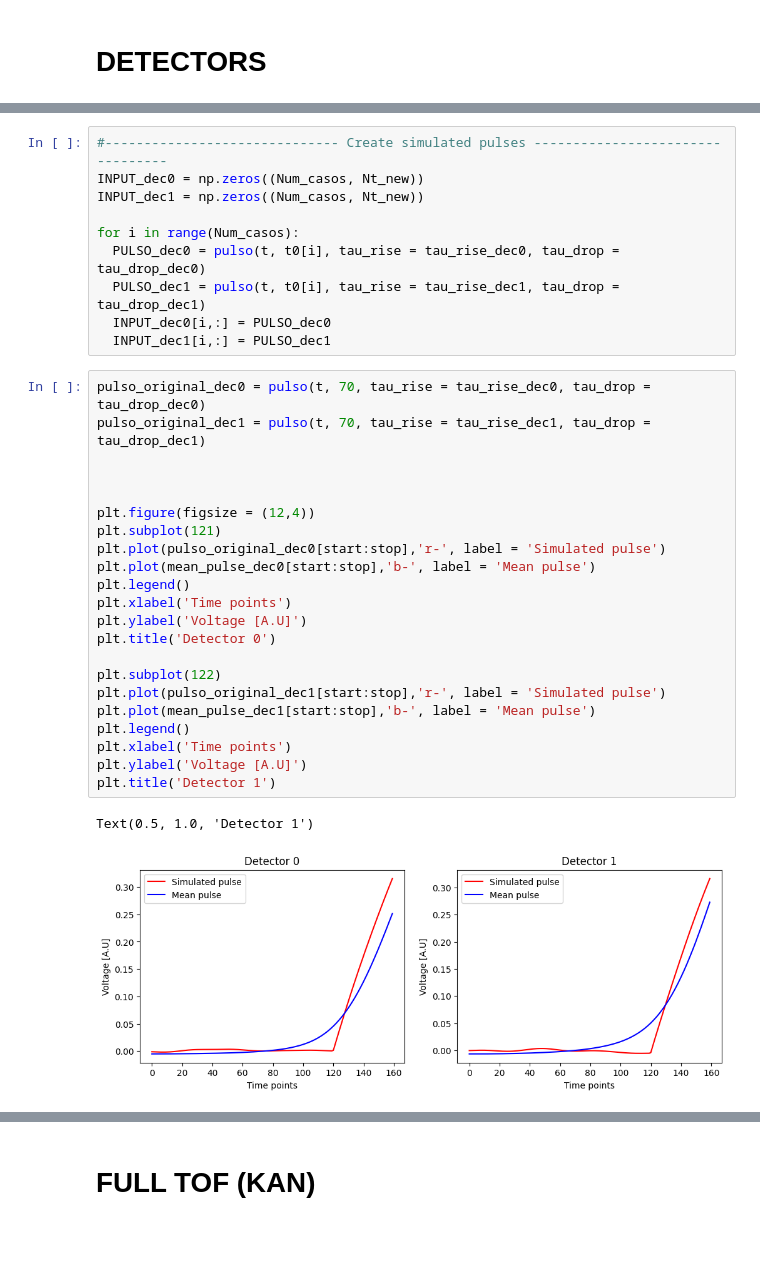
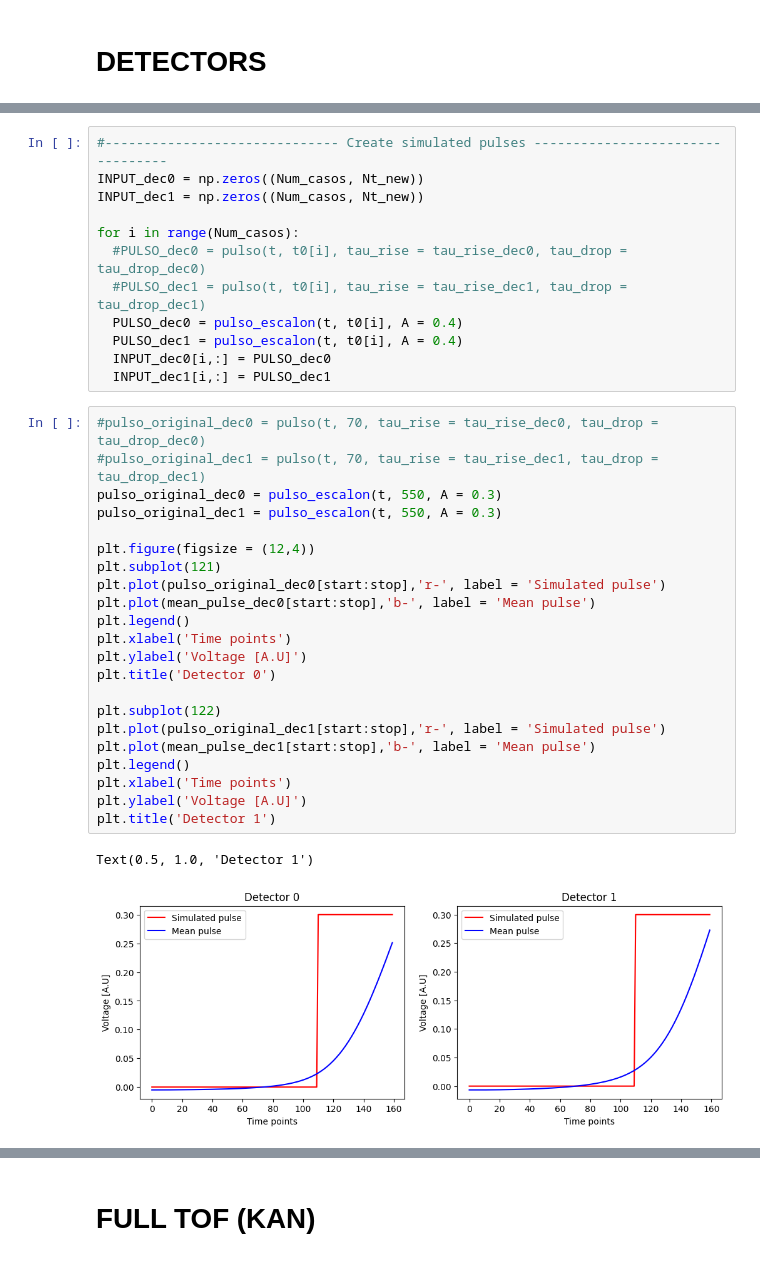
Before and after one commit to wjosefw/Signal-processing-with-Neural-networks, a Jupyter notebook: KAN.ipynb, the cells around one changed output, grey strips where cells are left out. Drawn from its saved outputs; the diff is of its cells as text.

Commit message:
Estudio con el pulso escalón y num de simulados

```diff
--- a/KAN.ipynb
+++ b/KAN.ipynb
@@ -125,35 +126,37 @@ INPUT_dec0 = np.zeros((Num_casos, Nt_new))
 INPUT_dec1 = np.zeros((Num_casos, Nt_new))
 
 for i in range(Num_casos):
-  PULSO_dec0 = pulso(t, t0[i], tau_rise = tau_rise_dec0, tau_drop = tau_drop_dec0)
-  PULSO_dec1 = pulso(t, t0[i], tau_rise = tau_rise_dec1, tau_drop = tau_drop_dec1)
+  #PULSO_dec0 = pulso(t, t0[i], tau_rise = tau_rise_dec0, tau_drop = tau_drop_dec0)
+  #PULSO_dec1 = pulso(t, t0[i], tau_rise = tau_rise_dec1, tau_drop = tau_drop_dec1)
+  PULSO_dec0 = pulso_escalon(t, t0[i], A = 0.4)
+  PULSO_dec1 = pulso_escalon(t, t0[i], A = 0.4)
   INPUT_dec0[i,:] = PULSO_dec0
   INPUT_dec1[i,:] = PULSO_dec1
 # %%
-pulso_original_dec0 = pulso(t, 70, tau_rise = tau_rise_dec0, tau_drop = tau_drop_dec0)
-pulso_original_dec1 = pulso(t, 70, tau_rise = tau_rise_dec1, tau_drop = tau_drop_dec1)
-
-
+#pulso_original_dec0 = pulso(t, 70, tau_rise = tau_rise_dec0, tau_drop = tau_drop_dec0)
+#pulso_original_dec1 = pulso(t, 70, tau_rise = tau_rise_dec1, tau_drop = tau_drop_dec1)
+pulso_original_dec0 = pulso_escalon(t, 550, A = 0.3)
+pulso_original_dec1 = pulso_escalon(t, 550, A = 0.3)
 
 plt.figure(figsize = (12,4))
 plt.subplot(121)
 plt.plot(pulso_original_dec0[start:stop],'r-', label = 'Simulated pulse')
 plt.plot(mean_pulse_dec0[start:stop],'b-', label = 'Mean pulse')
 plt.legend()
 plt.xlabel('Time points')
 plt.ylabel('Voltage [A.U]')
 plt.title('Detector 0')
 
 plt.subplot(122)
 plt.plot(pulso_original_dec1[start:stop],'r-', label = 'Simulated pulse')
 plt.plot(mean_pulse_dec1[start:stop],'b-', label = 'Mean pulse')
 plt.legend()
 plt.xlabel('Time points')
 plt.ylabel('Voltage [A.U]')
 plt.title('Detector 1')
 # %% [output]
 Text(0.5, 1.0, 'Detector 1')
-[figure, old version]
+[figure, new version]
 # %%
 if ajuste_grueso == 0:
 
```
Also changed, not shown: parts of 12 cells of this notebook.
